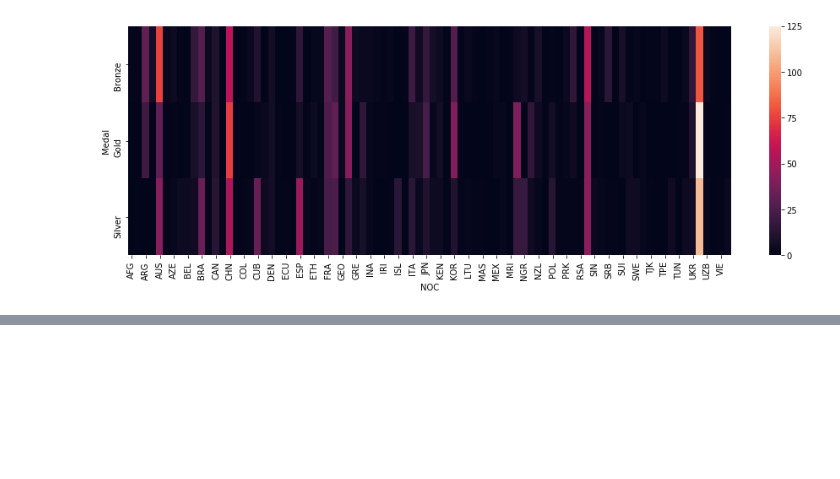
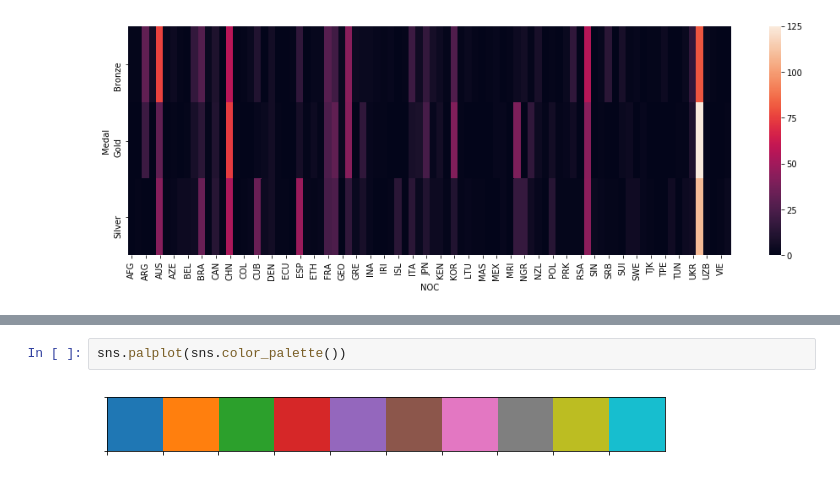
Before and after one commit to djanshuman/Code-Docs, a Jupyter notebook: Pandas/Jupyter workbook Files/CH 09 Data Visualizations.ipynb, the cells around one changed output, grey strips where cells are left out. Drawn from its saved outputs; the diff is of its cells as text; blank space fills up the shorter version.

```diff
--- a/Pandas/Jupyter workbook Files/CH 09 Data Visualizations.ipynb
+++ b/Pandas/Jupyter workbook Files/CH 09 Data Visualizations.ipynb
@@ -66,0 +90,4 @@ sns.heatmap(g1)
+# %%
+sns.palplot(sns.color_palette())
+# %% [output]
+[figure, added]
```
Also changed, not shown: parts of 8 cells of this notebook.
